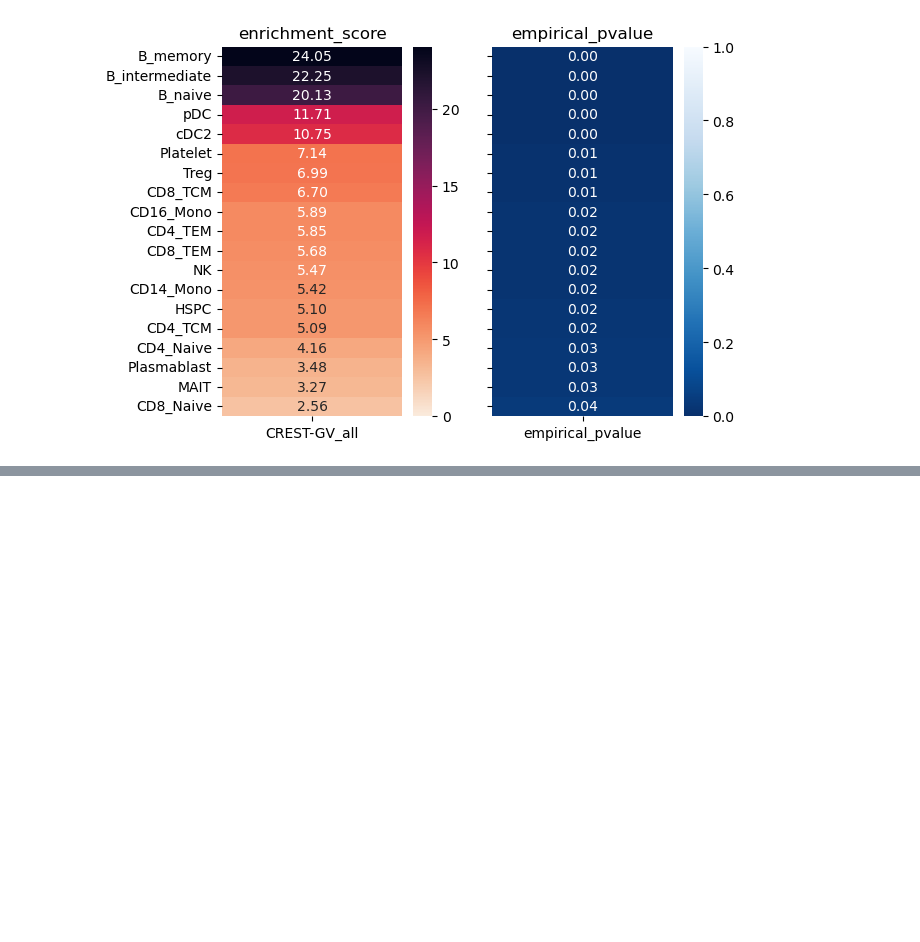
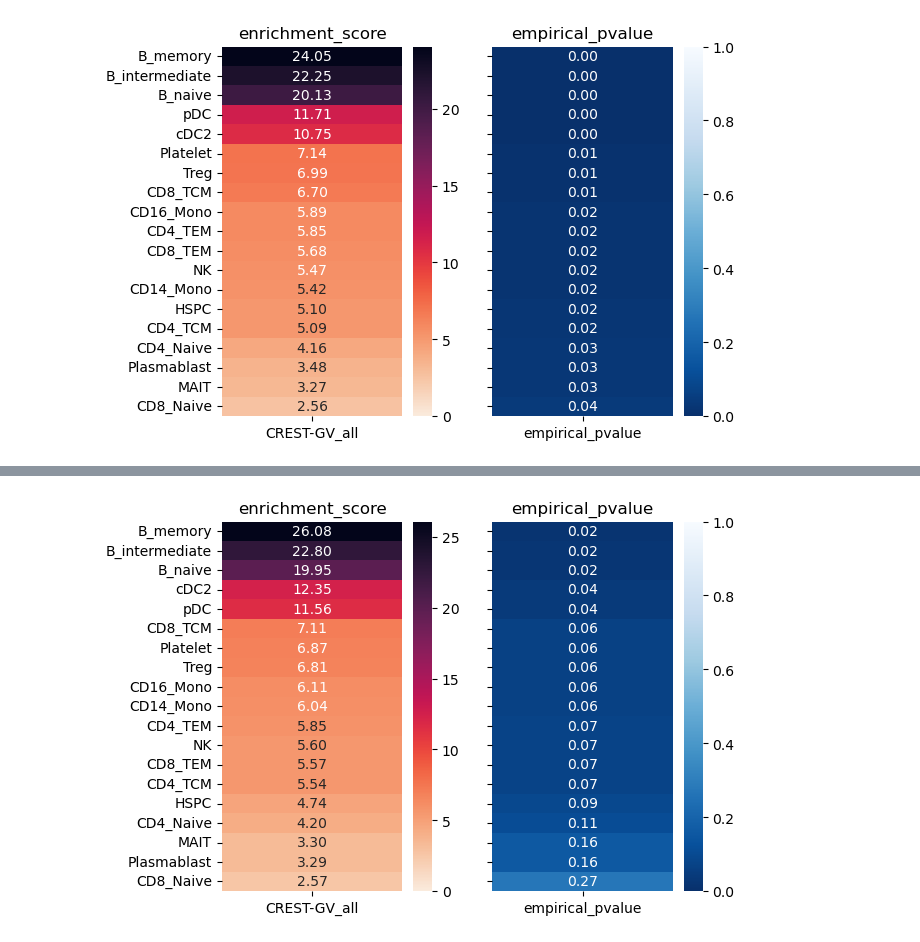
Before and after one commit to Genome-Function-Initiative-Oxford/CREST-GV, a Jupyter notebook: generate_pvalues_test.ipynb, the cells around one changed output, grey strips where cells are left out. Drawn from its saved outputs; the diff is of its cells as text; code cells hidden in the pictures; blank space fills up the shorter version.

```diff
--- a/generate_pvalues_test.ipynb
+++ b/generate_pvalues_test.ipynb
@@ -185,0 +274,8 @@ our_df_25.head()
+# %%
+# Get the null p-values
+genetic  = "genetics_test/Bcell_GO_0035456.tsv"
+random_collection_path = "/project/Wellcome_Discovery/svenkat/CREST-GV/data/perc_5"
+output = "pvalues_test/Bcell_GO_0035456_perc_5/"
+
+df_cgv_with_pvals = generate_pvalue(genetic = genetic, output = output, real_df_cgv = df_cgv,
+                                    random_collection = "", random_collection_path = random_collection_path)
@@ -185,0 +300,4 @@ our_df_25.head()
+# %%
+plot_pvalue(df_cgv_with_pvals)
+# %% [output]
+[figure, added]
```
Also changed, not shown: parts of 14 cells of this notebook.
